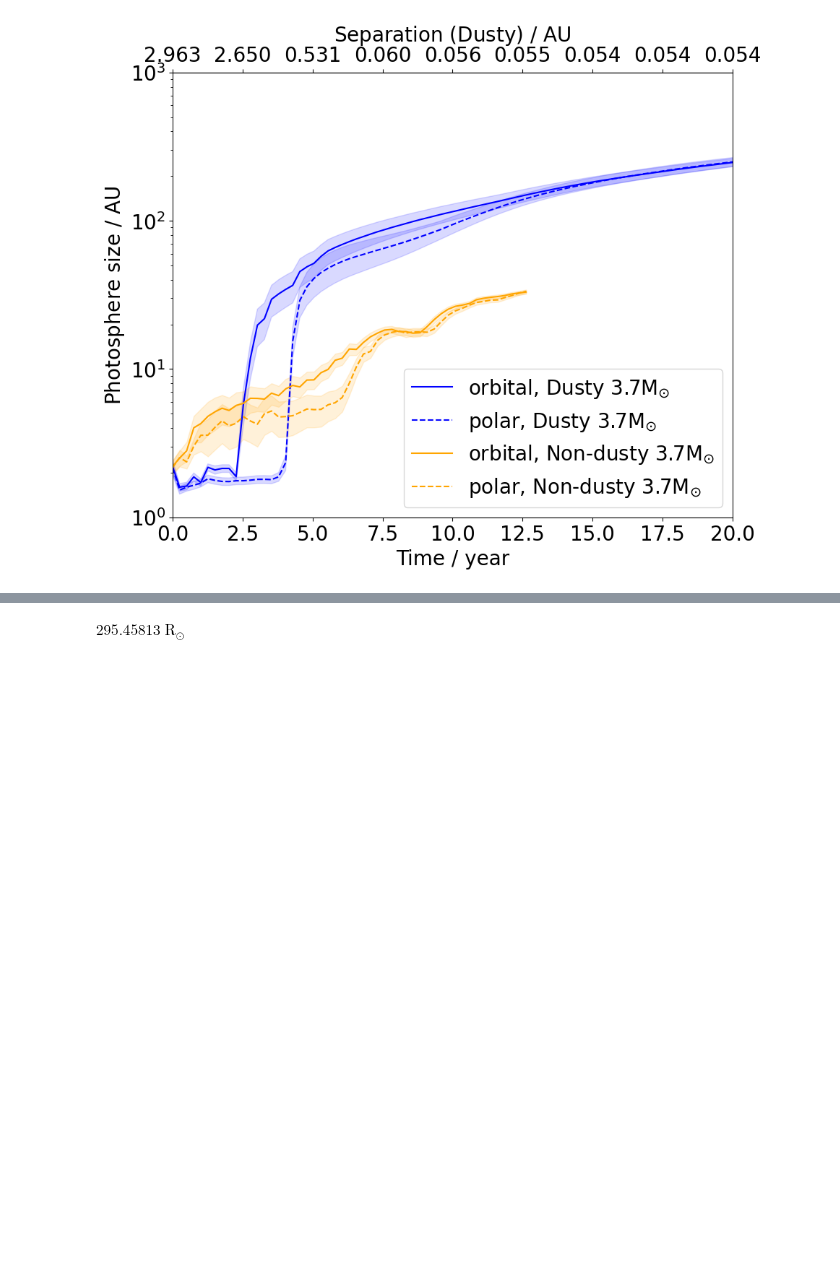
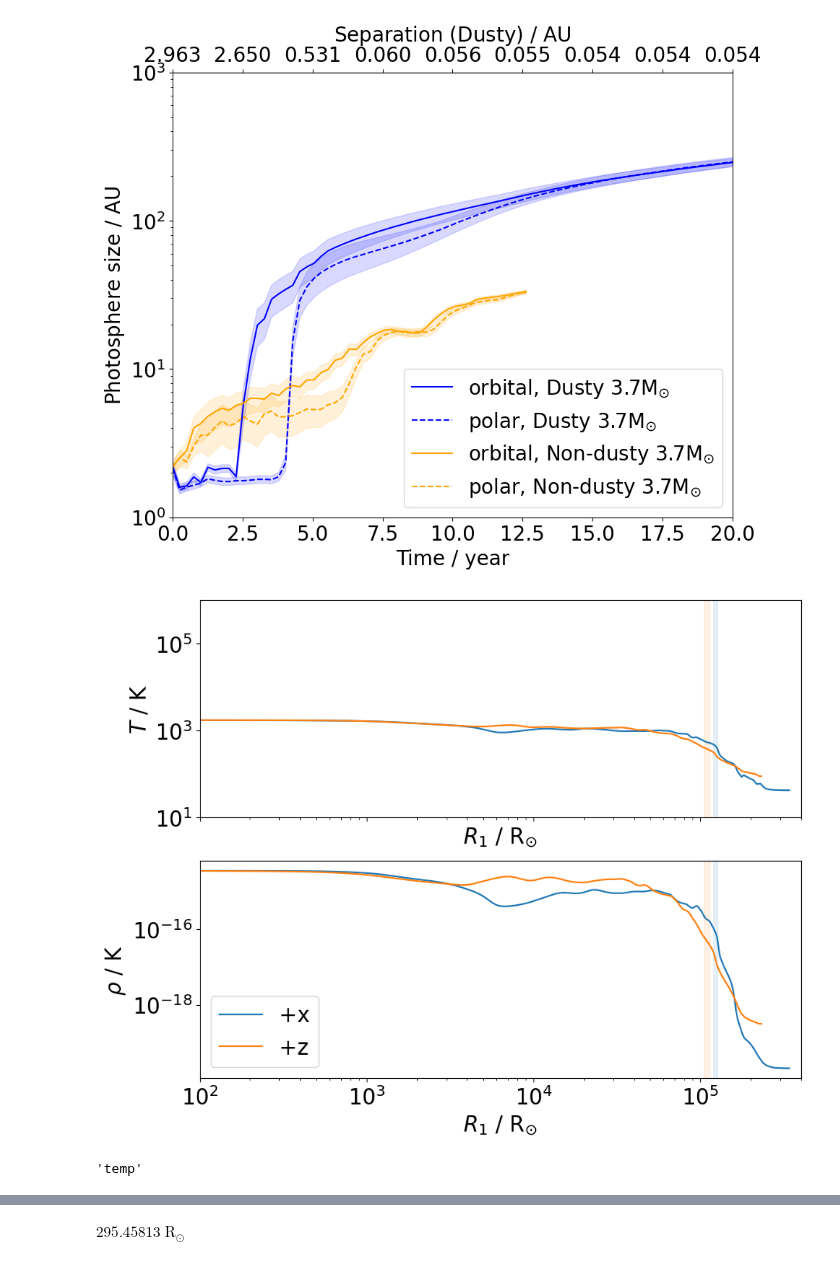
Before and after one commit to chunliangmu/RTinCEE-scripts-2024, a Jupyter notebook: script_PhLocAxes_analysis.ipynb, the cells around one changed output, grey strips where cells are left out. Drawn from its saved outputs; the diff is of its cells as text; code cells hidden in the pictures; blank space fills up the shorter version.

Commit message:
Updated input script to share output units settings;\nAlso updating the PhLocAxes analysis script to analyze T etc data from single rays

```diff
--- a/script_PhLocAxes_analysis.ipynb
+++ b/script_PhLocAxes_analysis.ipynb
@@ -65,13 +66,11 @@ from lib.clmuphantomlib.readwrite import json_load
 #   imported from script_input.py file
 
 
-from script_PhLocAxes__input import iverbose, PHOTOSPHERE_TAU, JOB_PROFILES_GROUPS    #JOB_PROFILES_LIST,
+from script_PhLocAxes__input import iverbose, unitsIn, unitsOut, PHOTOSPHERE_TAU, JOB_PROFILES, JOB_PROFILES_GROUPS
 
 
 debug_times_yr = (-1., 0.5, 12., 20., 40.)
 
-unitsIn     = { 'dist': units.Rsun }
-unitsOut    = { 'dist': units.au }
 unitsOutTxt = {  key  : unitsOut[key].to_string('latex') for key in ['dist'] }
 tounitsOut  = { unitsType: (1*unitsIn[unitsType]).to_value(unitsOut[unitsType]) for unitsType in unitsOut.keys()}
 
@@ -241,4 +240,63 @@ orbseps_au_inds: [2.96341217 2.96286731 2.9579851  2.95153536 2.89376004 2.86035
     y_err_data_xypm=array([0.9688202 , 0.96726117, 0.97956343, 0.88181698, 0.94984555,
        0.94461819])
 [figure]
+# %%
+# Temp vs Rad plots
+
+if __name__ == '__main__':
+
+    # settings
+    xlim = (1e2, 4e5)
+    labels = ['+x', '+z']    # name of the ray to be plotted
+    quans  = ['rho', 'T']    # quantities to be plotted
+    ylims  = {
+        'T'  : (1e1, 1e6),
+        'rho': None,
+    }
+    ylabels = {
+        'T'  : "$T$",
+        'rho': "$ \\rho $",
+    }
+
+
+    # plotting
+    job_profile = JOB_PROFILES[1]
+    job_name    = job_profile['job_name']
+    file_index = job_profile['file_indexes'][-1]
+
+    with open(f"{mupl.get_filename_phantom_dumps(job_name, file_index)}__photospherePars__xyz.json", 'r') as f:
+        photosphere_pars = json_load(f)
+
+    time_yr = photosphere_pars['time_yr']
+    orbsep_Rsun = np.array(photosphere_pars['orbsep_Rsun'])
+
+
+    fig, axes = plt.subplots(len(quans), figsize=(10, 8), squeeze=False, sharex=True)
+
+    for i, label in enumerate(labels):
+        photosphere = photosphere_pars['data'][label]
+        for ax, quan in zip(axes, quans):
+            ax = ax[0]
+            ylim = ylims[quan] if quan in ylims.keys() else None
+            ylabel = ylabels[quan] if quan in ylabels.keys() else None
+            unit_name = get_units_field_name(quan)
+            ax.loglog(
+                photosphere['R1_on_ray'],
+                set_as_quantity(photosphere[f'{quan}_on_ray'], unit=unitsIn[unit_name]).to_value(unitsOut[unit_name]),
+                color=f'C{i}', label=label)
+            ax.set_xlim(xlim)
+            ax.set_ylim(ylim)
+            ax.fill_betweenx(
+                ax.get_ylim(),
+                photosphere['R1']-photosphere['h'], photosphere['R1']+photosphere['h'],
+                color=f'C{i}', alpha=0.1)
+            ax.set_xlabel(f"$R_1$ / {units.Rsun.to_string('latex_inline')}")
+            ax.set_ylabel(f"{ylabel} / {units.K.to_string('latex_inline')}")
+    ax.legend(loc='lower left')
+# %% [output]
+[figure, added]
+# %%
+get_units_field_name('T')
+# %% [output]
+'temp'
 # %%
```
Also changed, not shown: parts of 2 cells of this notebook, 3 other files.
